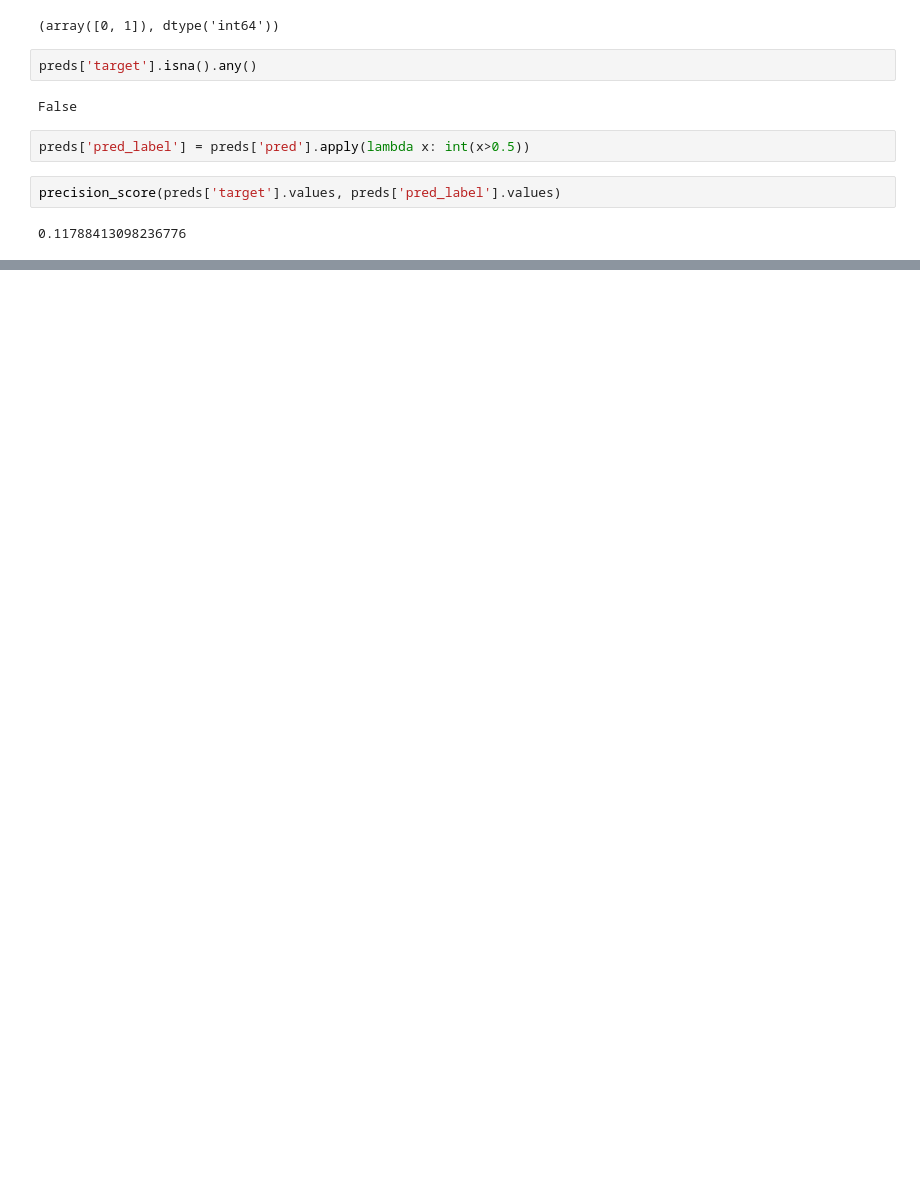
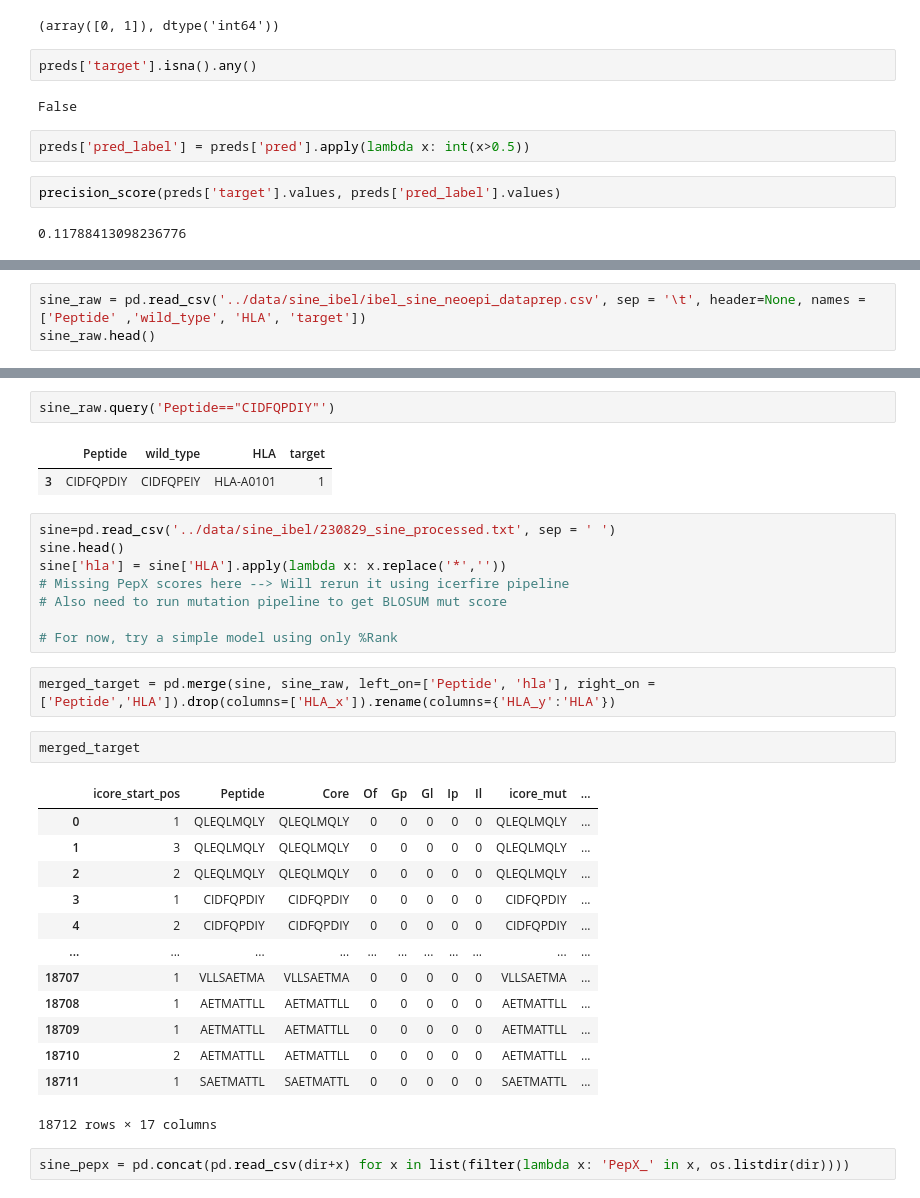
Before and after one commit to richieYT-wan/cedar, a Jupyter notebook: notebook/230724_TrainDataPruning.ipynb, the cells around one changed output, grey strips where cells are left out. Saved outputs shown, nothing was run; the diff lists cells and outputs as text; blank space fills up the shorter version.

Commit message:
added sine_processed with pepx scores

```diff
--- a/notebook/230724_TrainDataPruning.ipynb
+++ b/notebook/230724_TrainDataPruning.ipynb
@@ -946,0 +947,3 @@ precision_score(preds['target'].values, preds['pred_label'].values)
+# %%
+sine_raw = pd.read_csv('../data/sine_ibel/ibel_sine_neoepi_dataprep.csv', sep = '\t', header=None, names = ['Peptide' ,'wild_type', 'HLA', 'target'])
+sine_raw.head()
@@ -946,0 +973,33 @@ precision_score(preds['target'].values, preds['pred_label'].values)
+# %%
+sine_raw.query('Peptide=="CIDFQPDIY"')
+# %% [output]
+|  | Peptide | wild_type | HLA | target |
+| 3 | CIDFQPDIY | CIDFQPEIY | HLA-A0101 | 1 |
+# %%
+sine=pd.read_csv('../data/sine_ibel/230829_sine_processed.txt', sep = ' ')
+sine.head()
+sine['hla'] = sine['HLA'].apply(lambda x: x.replace('*',''))
+# Missing PepX scores here --> Will rerun it using icerfire pipeline
+# Also need to run mutation pipeline to get BLOSUM mut score
+
+# For now, try a simple model using only %Rank
+# %%
+merged_target = pd.merge(sine, sine_raw, left_on=['Peptide', 'hla'], right_on = ['Peptide','HLA']).drop(columns=['HLA_x']).rename(columns={'HLA_y':'HLA'})
+# %%
+merged_target
+# %% [output]
+|  | icore_start_pos | Peptide | Core | Of | Gp | Gl | Ip | Il | icore_mut | ... |
+| 0 | 1 | QLEQLMQLY | QLEQLMQLY | 0 | 0 | 0 | 0 | 0 | QLEQLMQLY | ... |
+| 1 | 3 | QLEQLMQLY | QLEQLMQLY | 0 | 0 | 0 | 0 | 0 | QLEQLMQLY | ... |
+| 2 | 2 | QLEQLMQLY | QLEQLMQLY | 0 | 0 | 0 | 0 | 0 | QLEQLMQLY | ... |
+| 3 | 1 | CIDFQPDIY | CIDFQPDIY | 0 | 0 | 0 | 0 | 0 | CIDFQPDIY | ... |
+| 4 | 2 | CIDFQPDIY | CIDFQPDIY | 0 | 0 | 0 | 0 | 0 | CIDFQPDIY | ... |
+| ... | ... | ... | ... | ... | ... | ... | ... | ... | ... | ... |
+| 18707 | 1 | VLLSAETMA | VLLSAETMA | 0 | 0 | 0 | 0 | 0 | VLLSAETMA | ... |
+| 18708 | 1 | AETMATTLL | AETMATTLL | 0 | 0 | 0 | 0 | 0 | AETMATTLL | ... |
+| 18709 | 1 | AETMATTLL | AETMATTLL | 0 | 0 | 0 | 0 | 0 | AETMATTLL | ... |
+| 18710 | 2 | AETMATTLL | AETMATTLL | 0 | 0 | 0 | 0 | 0 | AETMATTLL | ... |
+| 18711 | 1 | SAETMATTL | SAETMATTL | 0 | 0 | 0 | 0 | 0 | SAETMATTL | ... |
+18712 rows × 17 columns
+# %%
+sine_pepx = pd.concat(pd.read_csv(dir+x) for x in list(filter(lambda x: 'PepX_' in x, os.listdir(dir))))
```
Also changed, not shown: parts of 8 cells of this notebook, 11 other files.
